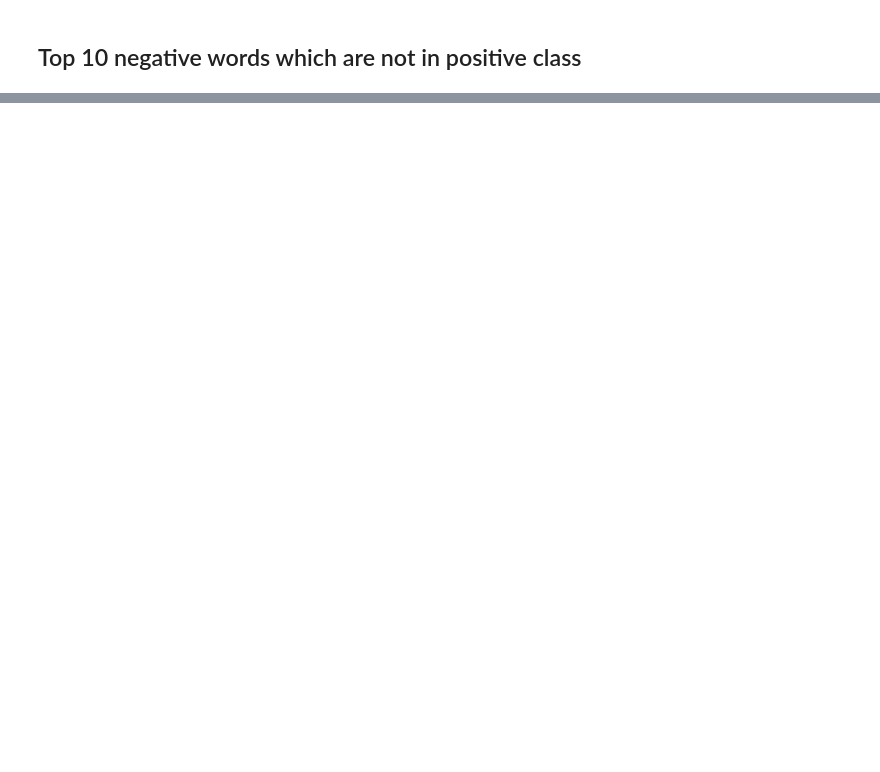
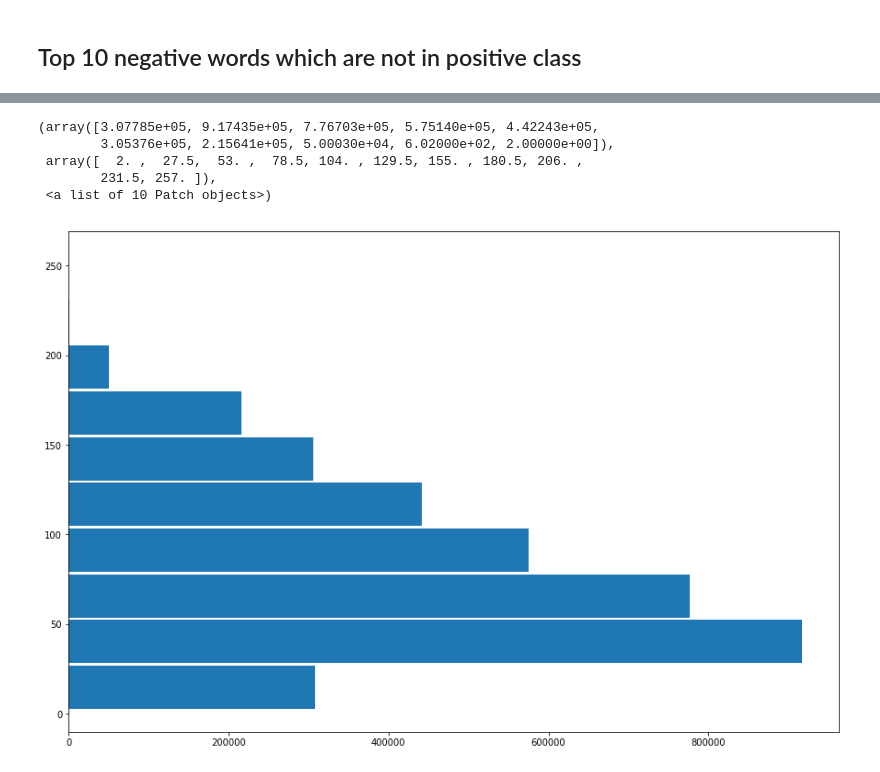
Before and after one commit to tamarakatic/sentiment-analysis-in-amazon-reviews, a Jupyter notebook: notebooks/4.0-analyze-reviews.ipynb, the cells around one changed output, grey strips where cells are left out. Drawn from its saved outputs; the diff is of its cells as text; code cells hidden in the pictures; blank space fills up the shorter version.

```diff
--- a/notebooks/4.0-analyze-reviews.ipynb
+++ b/notebooks/4.0-analyze-reviews.ipynb
@@ -110,0 +113,6 @@ plt.show()
+# %%
+%%capture
+from keras.preprocessing.text import text_to_word_sequence
+
+
+number_of_words = [len(text_to_word_sequence(row[1] + " " + row[2])) for row in data.itertuples(index=False, name=None)]
@@ -110,0 +136,10 @@ plt.show()
+# %%
+plt.figure(figsize=(15, 10))
+plt.hist(number_of_words, orientation='horizontal', rwidth=0.95)
+# %% [output]
+(array([3.07785e+05, 9.17435e+05, 7.76703e+05, 5.75140e+05, 4.42243e+05,
+        3.05376e+05, 2.15641e+05, 5.00030e+04, 6.02000e+02, 2.00000e+00]),
+ array([  2. ,  27.5,  53. ,  78.5, 104. , 129.5, 155. , 180.5, 206. ,
+        231.5, 257. ]),
+ <a list of 10 Patch objects>)
+[figure, added]
```
Also changed, not shown: parts of 7 cells of this notebook.
